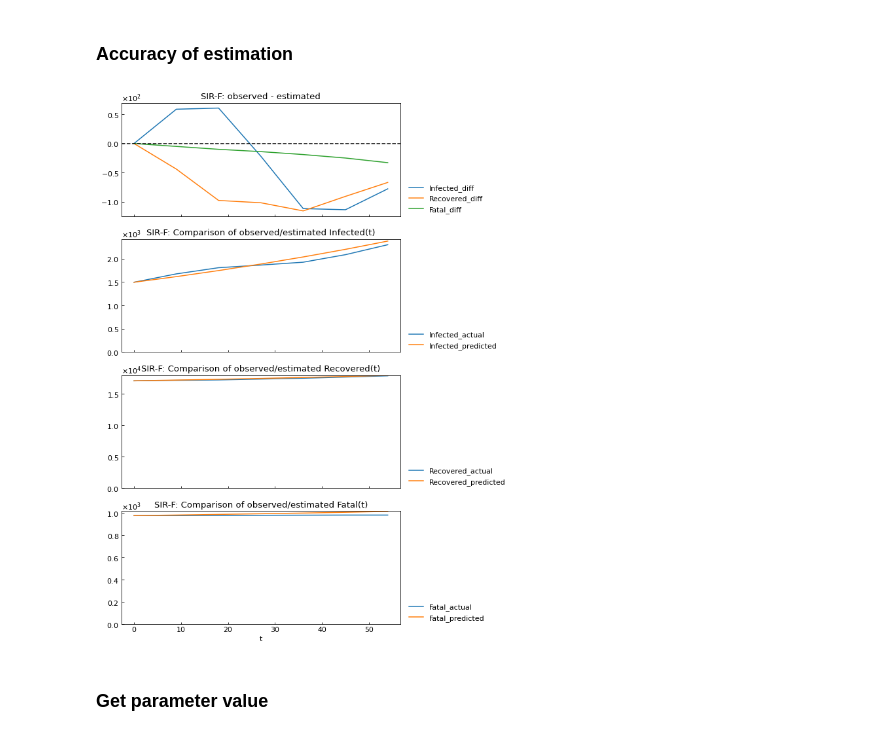
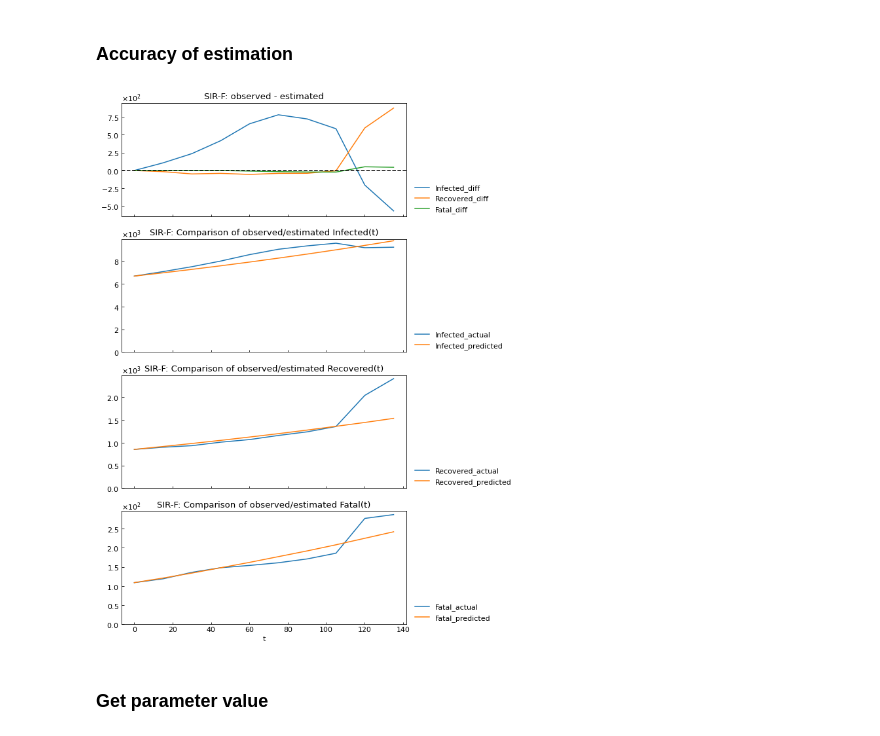
Before and after one commit to lisphilar/covid19-sir, a Jupyter notebook: docs/usage_quick.ipynb, the cells around one changed output. Saved outputs shown, nothing was run; the diff lists cells and outputs as text; code cells hidden in the pictures.

```diff
--- a/docs/usage_quick.ipynb
+++ b/docs/usage_quick.ipynb
@@ -299,9 +287,9 @@ scenario.summary()
 # %% [markdown]
 ### Accuracy of estimation
 # %%
-scenario.estimate_accuracy(phase="10th")
+scenario.estimate_accuracy(phase="1st")
 # %% [output]
-[figure, old version]
+[figure, new version]
 # %% [markdown]
 ### Get parameter value
 # %%
```
Also changed, not shown: parts of 23 cells of this notebook, 23 other files.
